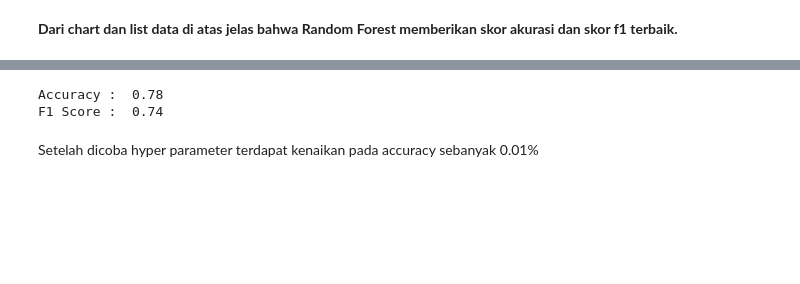
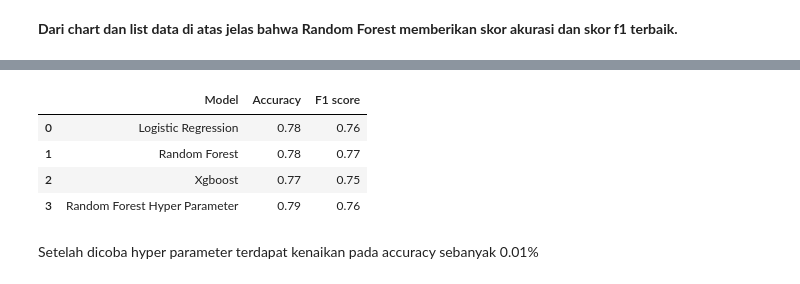
Before and after one commit to williambfi/machine-learning-assignment, a Jupyter notebook: Final Project House Loan Prediction/final_project_William_home_loan_prediction.ipynb, the cells around one changed output, grey strips where cells are left out. Drawn from its saved outputs; the diff is of its cells as text; code cells hidden in the pictures; blank space fills up the shorter version.

```diff
--- a/Final Project House Loan Prediction/final_project_William_home_loan_prediction.ipynb
+++ b/Final Project House Loan Prediction/final_project_William_home_loan_prediction.ipynb
@@ -787,9 +783,17 @@ plt.yticks(tick_marks, class_names)
 # %%
-
-print('Accuracy : ', (np.round(accuracy_score(y_val,y_pred),2)))
-print('F1 Score : ', np.round(f1_score(y_val,y_hat,average='weighted'),2))
+accuracy.append(np.round(accuracy_score(y_val,y_pred),2))
+f1.append(np.round(f1_score(y_val,y_pred,average='weighted'),2))
+model.append('Random Forest Hyper Parameter')
-# %% [output]
-Accuracy :  0.78
-F1 Score :  0.74
+# %%
+output_hyper=pd.DataFrame({'Model':model,
+                    'Accuracy':accuracy,
+                    'F1 score':f1})
+output_hyper
+# %% [output]
+|  | Model | Accuracy | F1 score |
+| 0 | Logistic Regression | 0.78 | 0.76 |
+| 1 | Random Forest | 0.78 | 0.77 |
+| 2 | Xgboost | 0.77 | 0.75 |
+| 3 | Random Forest Hyper Parameter | 0.79 | 0.76 |
 # %% [markdown]
 Setelah dicoba hyper parameter terdapat kenaikan pada accuracy sebanyak 0.01%
```
Also changed, not shown: parts of 14 cells of this notebook.
